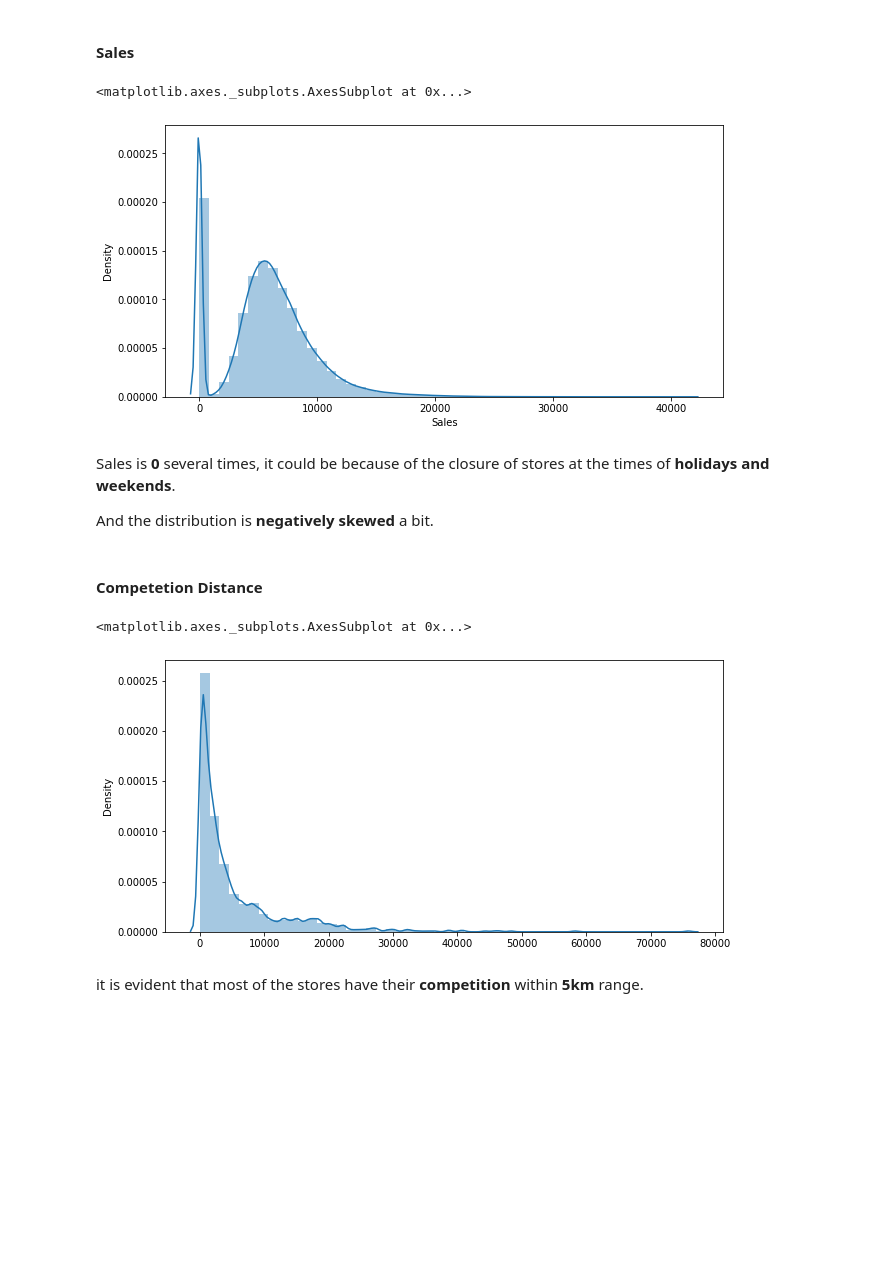
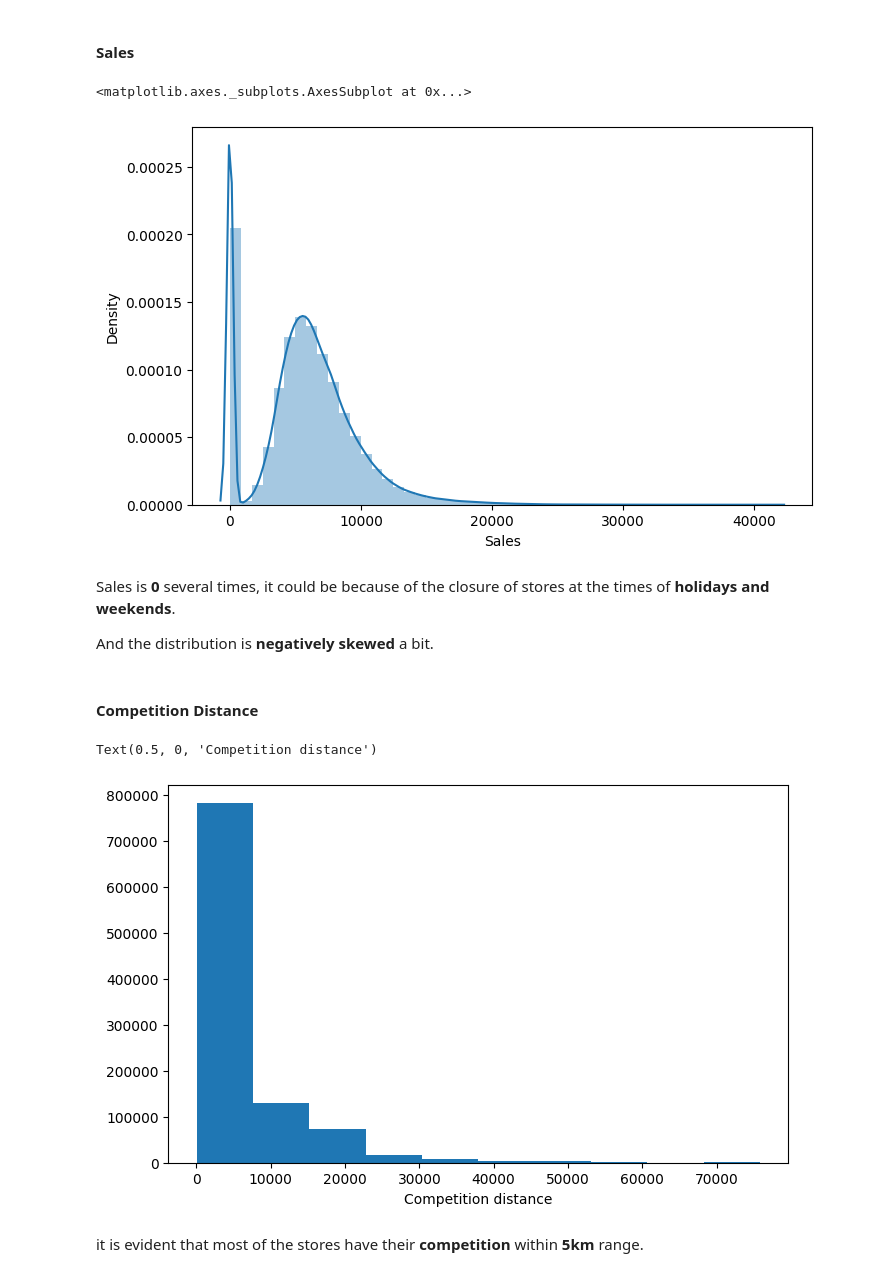
Before and after one commit to sahu-vishal/Rossmann-Sales-Prediction, a Jupyter notebook: Rossmann_Sales_Prediction_Capstone_Project.ipynb, the cells around one changed output. Drawn from its saved outputs; the diff is of its cells as text; code cells hidden in the pictures; blank space fills up the shorter version.

```diff
--- a/Rossmann_Sales_Prediction_Capstone_Project.ipynb
+++ b/Rossmann_Sales_Prediction_Capstone_Project.ipynb
@@ -287,23 +287,23 @@ rossmann_store_df.describe().T
 #### Sales
 # %%
 # Plotting the distribution of sales
-plt.figure(figsize=(10,5))
 sns.distplot(rossmann_store_df['Sales'])
 # %% [output]
 <matplotlib.axes._subplots.AxesSubplot at 0x...>
-[figure, old version]
+[figure, new version]
 # %% [markdown]
 Sales is **0** several times, it could be because of the closure of stores at the times of **holidays and weekends**.
 
 And the distribution is  **negatively skewed** a bit.
 # %% [markdown]
-#### Competetion Distance
+#### Competition Distance
-# %%
-plt.figure(figsize=(10,5))
-sns.distplot(x = rossmann_store_df['CompetitionDistance'],hist = True)
-# %% [output]
-<matplotlib.axes._subplots.AxesSubplot at 0x...>
-[figure, removed]
+# %%
+# Plot distribution of Cpmpetitiom distance
+plt.hist(x = rossmann_store_df['CompetitionDistance'])
+plt.xlabel('Competition distance')
+# %% [output]
+Text(0.5, 0, 'Competition distance')
+[figure, added]
 # %% [markdown]
 it is evident that most of the stores have their **competition** within **5km** range.
 # %% [markdown]
```
Also changed, not shown: parts of 47 cells of this notebook.
